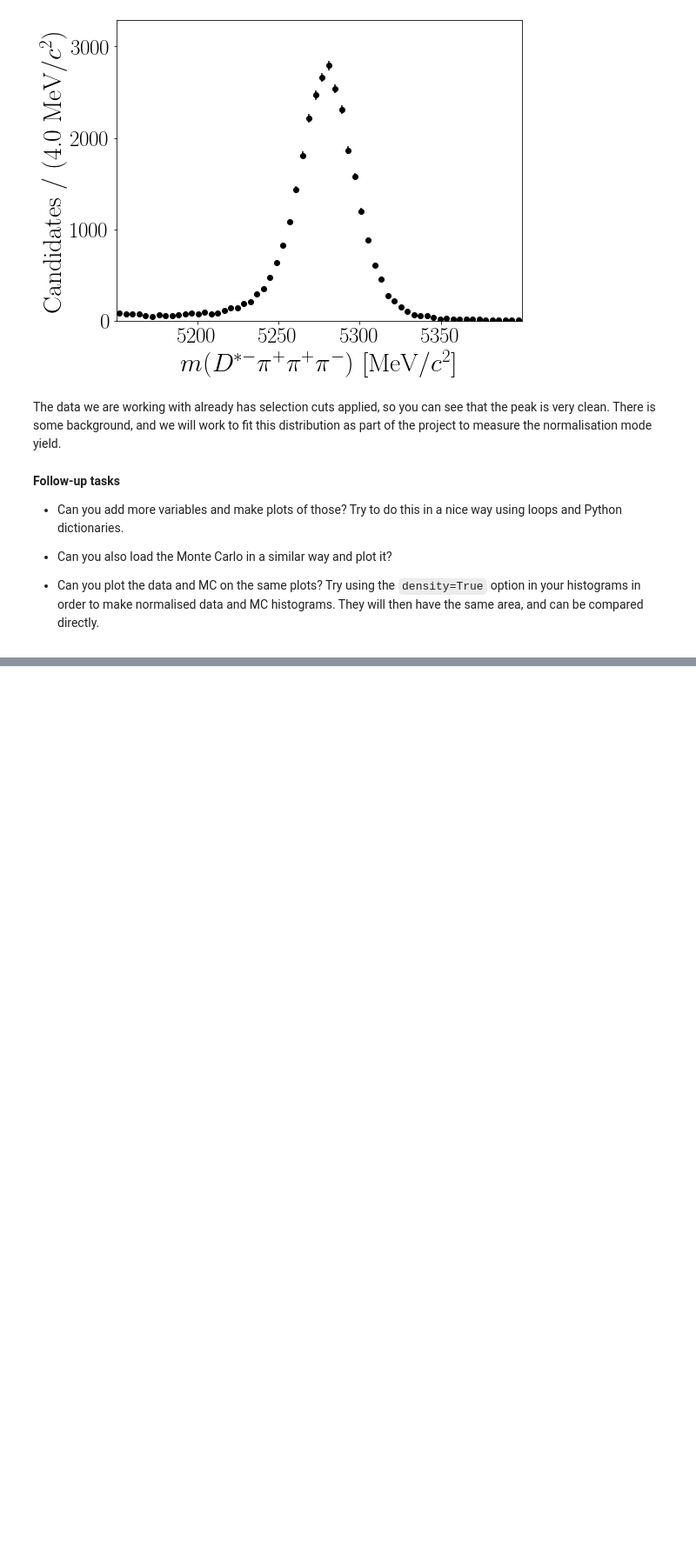
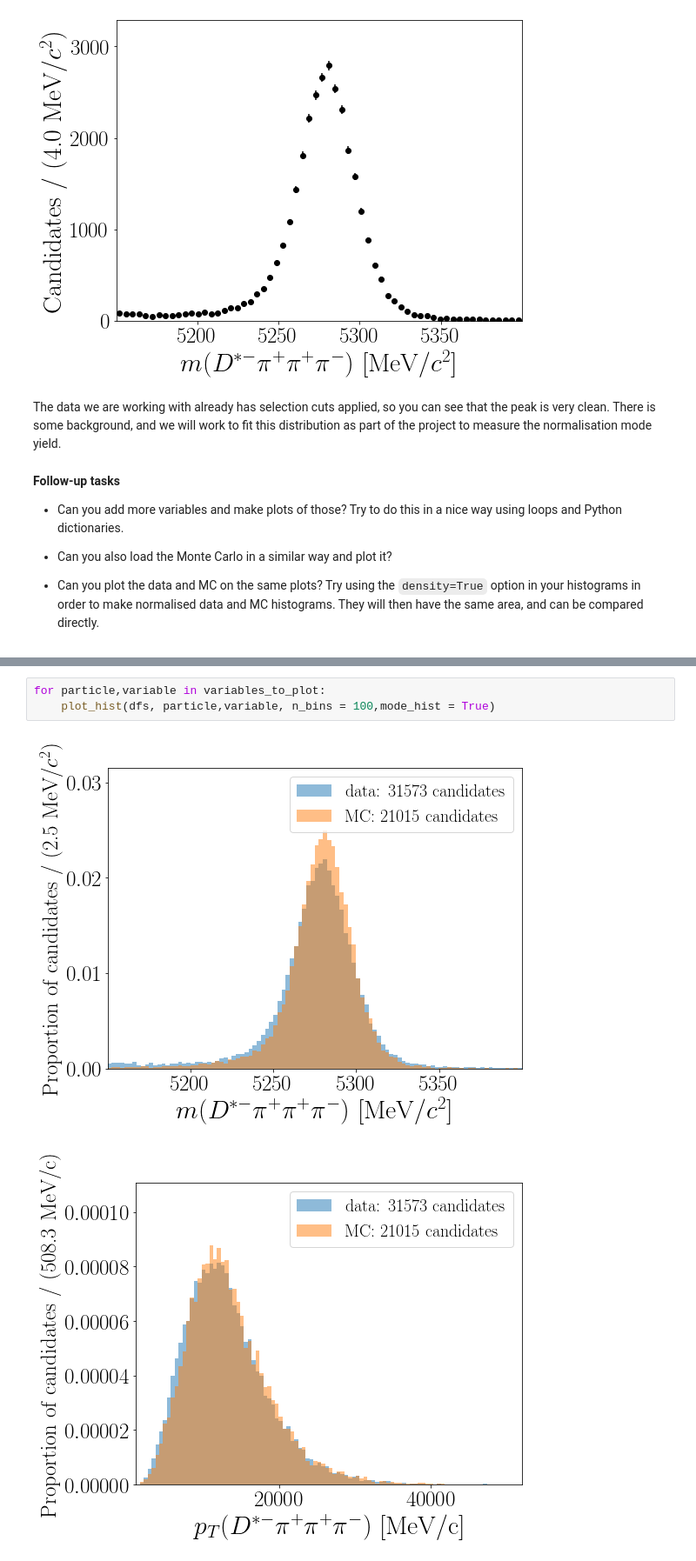
Before and after one commit to donalhill/bd2dst3pi, a Jupyter notebook: notebooks/1_plot_data_B_mass.ipynb, the cells around one changed output, grey strips where cells are left out. Shown at 87% size. Cells and saved outputs as stored; diff of their text form; blank space fills up the shorter version.

```diff
--- a/notebooks/1_plot_data_B_mass.ipynb
+++ b/notebooks/1_plot_data_B_mass.ipynb
@@ -103,0 +427,6 @@ The data we are working with already has selection cuts applied, so you can see
+# %%
+for particle,variable in variables_to_plot:
+    plot_hist(dfs, particle,variable, n_bins = 100,mode_hist = True)
+# %% [output]
+[figure, added]
+[figure, added]
```
Also changed, not shown: parts of 20 cells of this notebook.
